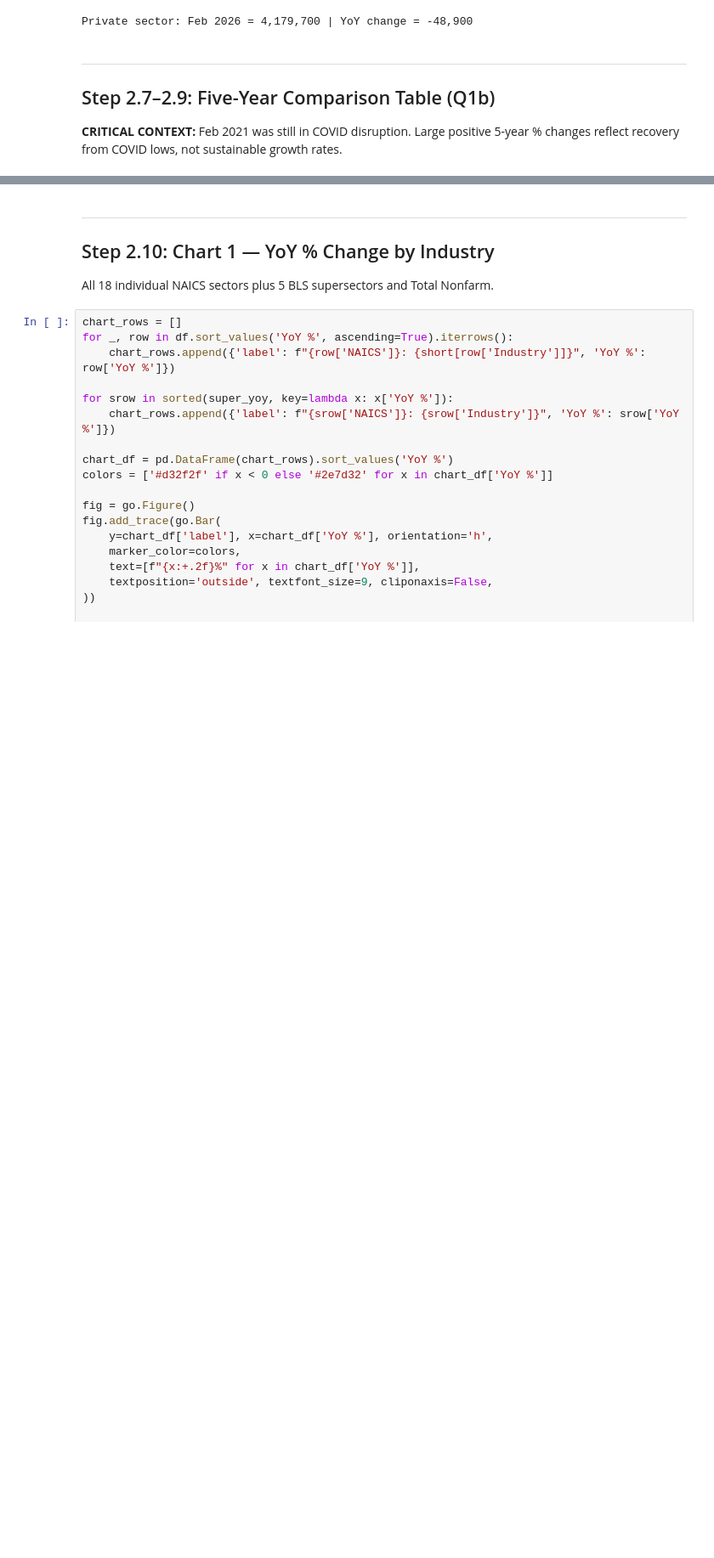
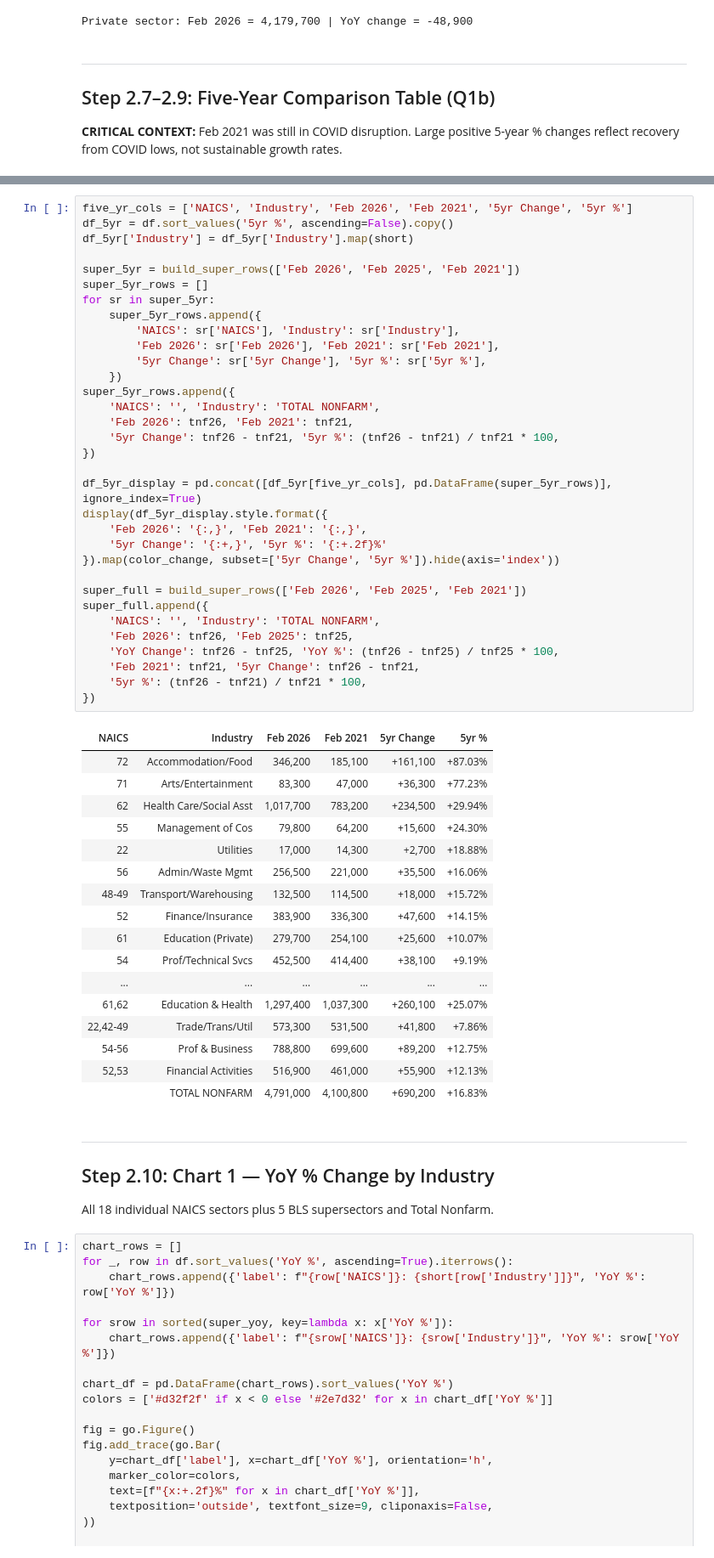
Before and after one commit to lrud/OSC_LR, a Jupyter notebook: notebooks/Q1_Employment_Analysis_executed.ipynb, the cells around one changed output, grey strips where cells are left out. Shown at 85% size. Saved outputs shown, nothing was run; the diff lists cells and outputs as text; blank space fills up the shorter version.

Commit message:
5yr table deduped to 5yr-only cols, step 2.12 moved before narrative, 2.11 horizontal, 2.12 vertical

```diff
--- a/notebooks/Q1_Employment_Analysis_executed.ipynb
+++ b/notebooks/Q1_Employment_Analysis_executed.ipynb
@@ -231,3 +192,54 @@ display(df_display.style.format({
+# %%
+five_yr_cols = ['NAICS', 'Industry', 'Feb 2026', 'Feb 2021', '5yr Change', '5yr %']
+df_5yr = df.sort_values('5yr %', ascending=False).copy()
+df_5yr['Industry'] = df_5yr['Industry'].map(short)
+
+super_5yr = build_super_rows(['Feb 2026', 'Feb 2025', 'Feb 2021'])
+super_5yr_rows = []
+for sr in super_5yr:
+    super_5yr_rows.append({
+        'NAICS': sr['NAICS'], 'Industry': sr['Industry'],
+        'Feb 2026': sr['Feb 2026'], 'Feb 2021': sr['Feb 2021'],
+        '5yr Change': sr['5yr Change'], '5yr %': sr['5yr %'],
+    })
+super_5yr_rows.append({
+    'NAICS': '', 'Industry': 'TOTAL NONFARM',
+    'Feb 2026': tnf26, 'Feb 2021': tnf21,
+    '5yr Change': tnf26 - tnf21, '5yr %': (tnf26 - tnf21) / tnf21 * 100,
+})
+
+df_5yr_display = pd.concat([df_5yr[five_yr_cols], pd.DataFrame(super_5yr_rows)], ignore_index=True)
+display(df_5yr_display.style.format({
+    'Feb 2026': '{:,}', 'Feb 2021': '{:,}',
+    '5yr Change': '{:+,}', '5yr %': '{:+.2f}%'
+}).map(color_change, subset=['5yr Change', '5yr %']).hide(axis='index'))
+
+super_full = build_super_rows(['Feb 2026', 'Feb 2025', 'Feb 2021'])
+super_full.append({
+    'NAICS': '', 'Industry': 'TOTAL NONFARM',
+    'Feb 2026': tnf26, 'Feb 2025': tnf25,
+    'YoY Change': tnf26 - tnf25, 'YoY %': (tnf26 - tnf25) / tnf25 * 100,
+    'Feb 2021': tnf21, '5yr Change': tnf26 - tnf21,
+    '5yr %': (tnf26 - tnf21) / tnf21 * 100,
+})
+# %% [output]
+| NAICS | Industry | Feb 2026 | Feb 2021 | 5yr Change | 5yr % |
+| 72 | Accommodation/Food | 346,200 | 185,100 | +161,100 | +87.03% |
+| 71 | Arts/Entertainment | 83,300 | 47,000 | +36,300 | +77.23% |
+| 62 | Health Care/Social Asst | 1,017,700 | 783,200 | +234,500 | +29.94% |
+| 55 | Management of Cos | 79,800 | 64,200 | +15,600 | +24.30% |
+| 22 | Utilities | 17,000 | 14,300 | +2,700 | +18.88% |
+| 56 | Admin/Waste Mgmt | 256,500 | 221,000 | +35,500 | +16.06% |
+| 48-49 | Transport/Warehousing | 132,500 | 114,500 | +18,000 | +15.72% |
+| 52 | Finance/Insurance | 383,900 | 336,300 | +47,600 | +14.15% |
+| 61 | Education (Private) | 279,700 | 254,100 | +25,600 | +10.07% |
+| 54 | Prof/Technical Svcs | 452,500 | 414,400 | +38,100 | +9.19% |
+| ... | ... | ... | ... | ... | ... |
+| 61,62 | Education & Health | 1,297,400 | 1,037,300 | +260,100 | +25.07% |
+| 22,42-49 | Trade/Trans/Util | 573,300 | 531,500 | +41,800 | +7.86% |
+| 54-56 | Prof & Business | 788,800 | 699,600 | +89,200 | +12.75% |
+| 52,53 | Financial Activities | 516,900 | 461,000 | +55,900 | +12.13% |
+|  | TOTAL NONFARM | 4,791,000 | 4,100,800 | +690,200 | +16.83% |
 # %% [markdown]
 ---
 ## Step 2.10: Chart 1 — YoY % Change by Industry
```
Also changed, not shown: parts of 6 cells of this notebook, 2 other files.
